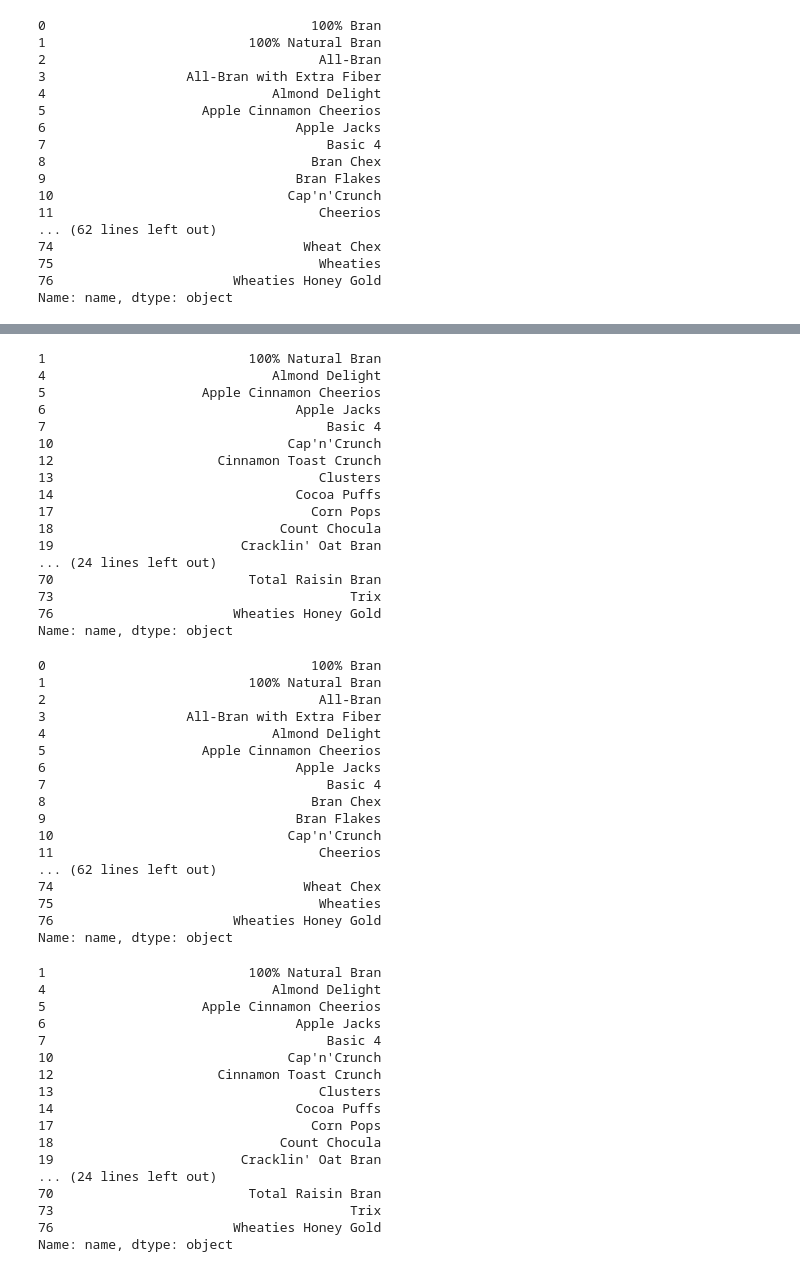
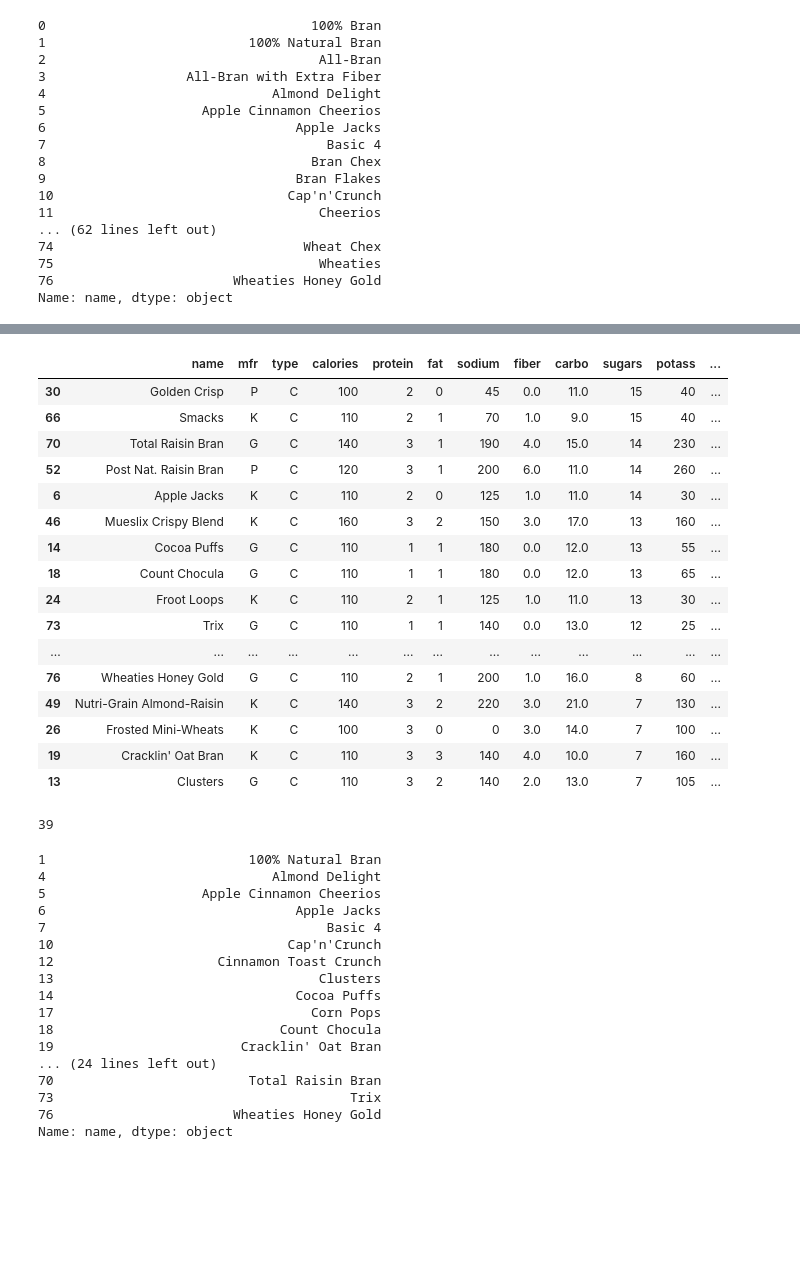
Before and after one commit to beverlydong/Getting_Started_With_Python, a Jupyter notebook: Finding-an-Interesting-Dataset-BeverlyD/main.ipynb, the cells around one changed output, grey strips where cells are left out. Cells and saved outputs as stored; diff of their text form; code cells hidden in the pictures; blank space fills up the shorter version.

Commit message:
finding-interesting-data

```diff
--- a/Finding-an-Interesting-Dataset-BeverlyD/main.ipynb
+++ b/Finding-an-Interesting-Dataset-BeverlyD/main.ipynb
@@ -1,5 +1,7 @@
 # %%
 import pandas as pd
+
+pd.set_option('display.max_rows', None)
 
 
 cereal_data = pd.read_csv("cereal.csv")
@@ -66,41 +47,31 @@ most_sugars
-# %%
-most_sugars.name
-# %% [output]
-1                          100% Natural Bran
-4                             Almond Delight
-5                    Apple Cinnamon Cheerios
-6                                Apple Jacks
-7                                    Basic 4
-10                              Cap'n'Crunch
-12                     Cinnamon Toast Crunch
-13                                  Clusters
-14                               Cocoa Puffs
-17                                 Corn Pops
-18                             Count Chocula
-19                        Cracklin' Oat Bran
-... (24 lines left out)
-70                         Total Raisin Bran
-73                                      Trix
-76                       Wheaties Honey Gold
-Name: name, dtype: object
-# %%
-cereal_data.name
-# %% [output]
-0                                  100% Bran
-1                          100% Natural Bran
-2                                   All-Bran
-3                  All-Bran with Extra Fiber
-4                             Almond Delight
-5                    Apple Cinnamon Cheerios
-6                                Apple Jacks
-7                                    Basic 4
-8                                  Bran Chex
-9                                Bran Flakes
-10                              Cap'n'Crunch
-11                                  Cheerios
-... (62 lines left out)
-74                                Wheat Chex
-75                                  Wheaties
-76                       Wheaties Honey Gold
-Name: name, dtype: object
+# %%
+# Finding how many cereals have sugar greater than 6 g
+
+most_sugars = cereal_data[cereal_data.sugars > 6].sort_values(by = 'sugars', ascending = False)
+most_sugars
+# %% [output]
+|  | name | mfr | type | calories | protein | fat | sodium | fiber | carbo | sugars | potass | ... |
+| 30 | Golden Crisp | P | C | 100 | 2 | 0 | 45 | 0.0 | 11.0 | 15 | 40 | ... |
+| 66 | Smacks | K | C | 110 | 2 | 1 | 70 | 1.0 | 9.0 | 15 | 40 | ... |
+| 70 | Total Raisin Bran | G | C | 140 | 3 | 1 | 190 | 4.0 | 15.0 | 14 | 230 | ... |
+| 52 | Post Nat. Raisin Bran | P | C | 120 | 3 | 1 | 200 | 6.0 | 11.0 | 14 | 260 | ... |
+| 6 | Apple Jacks | K | C | 110 | 2 | 0 | 125 | 1.0 | 11.0 | 14 | 30 | ... |
+| 46 | Mueslix Crispy Blend | K | C | 160 | 3 | 2 | 150 | 3.0 | 17.0 | 13 | 160 | ... |
+| 14 | Cocoa Puffs | G | C | 110 | 1 | 1 | 180 | 0.0 | 12.0 | 13 | 55 | ... |
+| 18 | Count Chocula | G | C | 110 | 1 | 1 | 180 | 0.0 | 12.0 | 13 | 65 | ... |
+| 24 | Froot Loops | K | C | 110 | 2 | 1 | 125 | 1.0 | 11.0 | 13 | 30 | ... |
+| 73 | Trix | G | C | 110 | 1 | 1 | 140 | 0.0 | 13.0 | 12 | 25 | ... |
+| ... | ... | ... | ... | ... | ... | ... | ... | ... | ... | ... | ... | ... |
+| 76 | Wheaties Honey Gold | G | C | 110 | 2 | 1 | 200 | 1.0 | 16.0 | 8 | 60 | ... |
+| 49 | Nutri-Grain Almond-Raisin | K | C | 140 | 3 | 2 | 220 | 3.0 | 21.0 | 7 | 130 | ... |
+| 26 | Frosted Mini-Wheats | K | C | 100 | 3 | 0 | 0 | 3.0 | 14.0 | 7 | 100 | ... |
+| 19 | Cracklin' Oat Bran | K | C | 110 | 3 | 3 | 140 | 4.0 | 10.0 | 7 | 160 | ... |
+| 13 | Clusters | G | C | 110 | 3 | 2 | 140 | 2.0 | 13.0 | 7 | 105 | ... |
+# %%
+# Finding how many cereals have sugar greater than 6 g
+
+most_sugars = cereal_data[cereal_data.sugars > 6].shape[0]
+most_sugars
+# %% [output]
+39
 # %%
```
Also changed, not shown: parts of 6 cells of this notebook.
